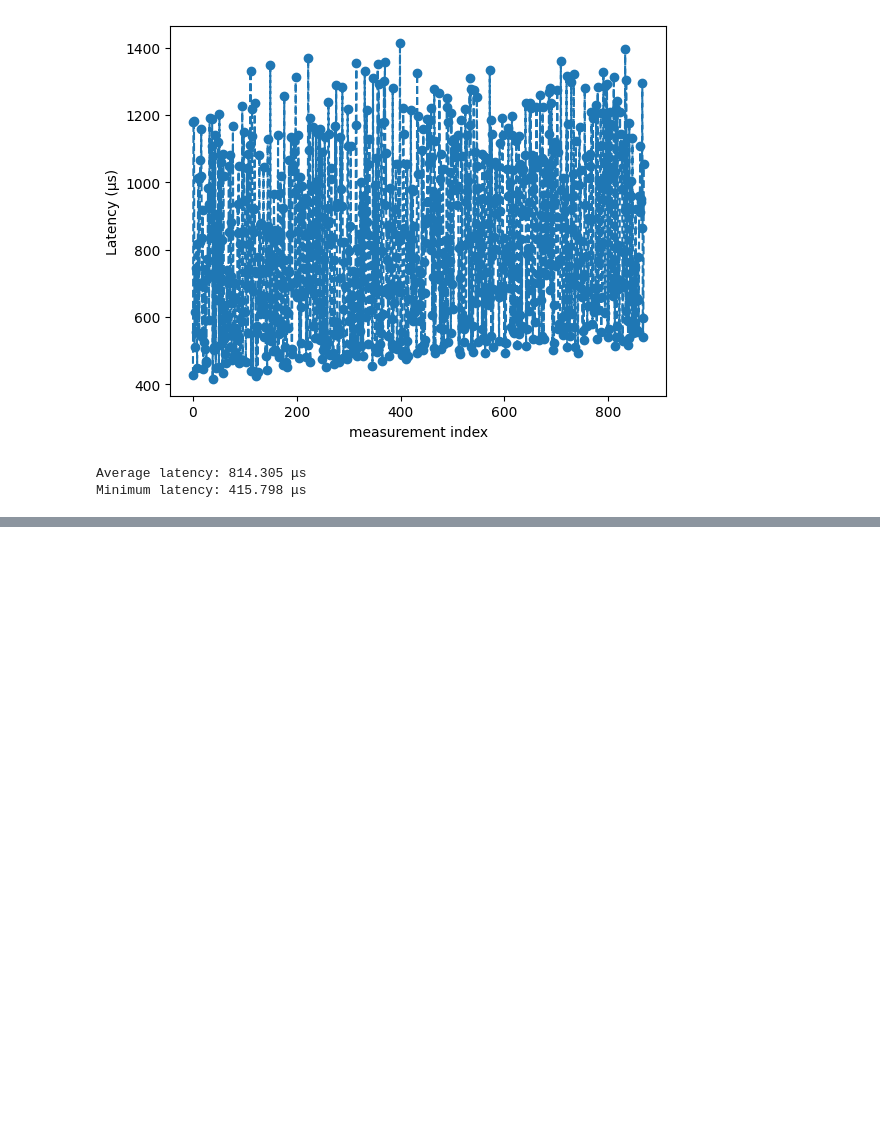
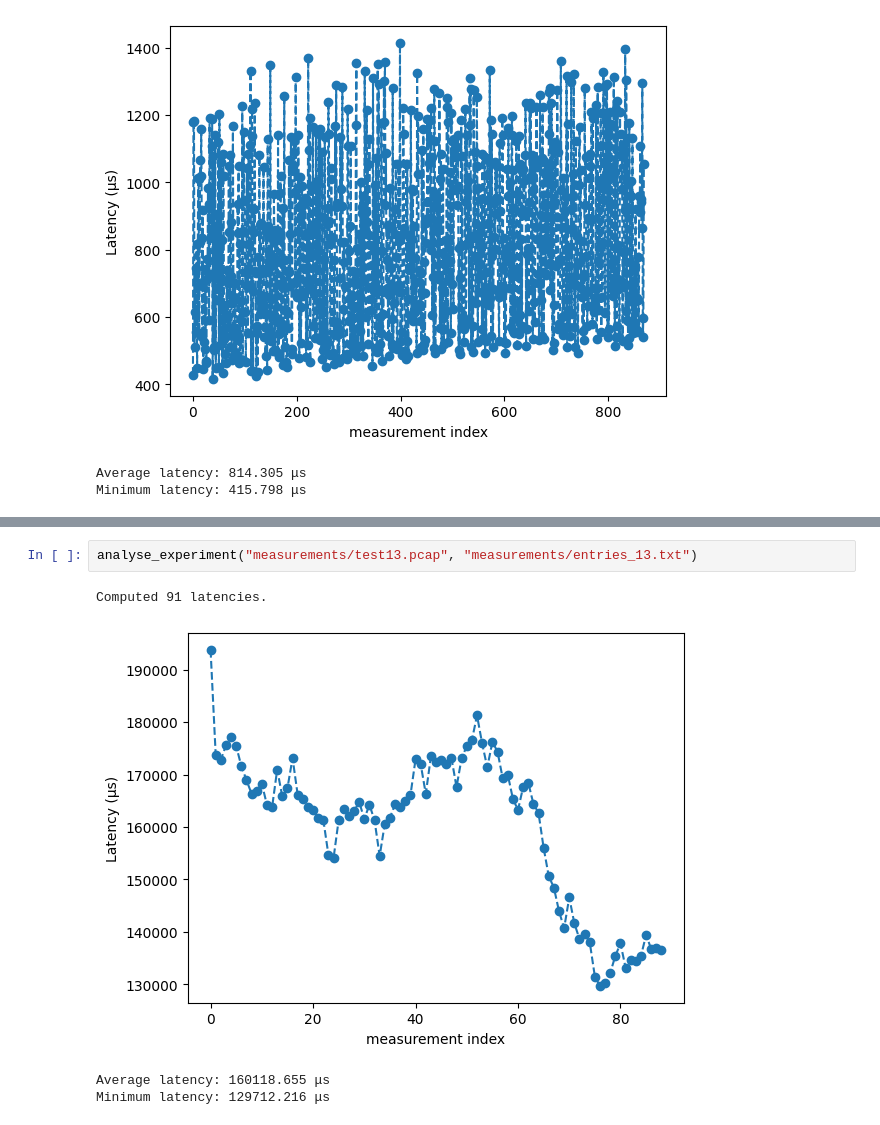
Before and after one commit to gespel/XenoFlow, a Jupyter notebook: experiments/entry_latency/entry_latency.ipynb, the cells around one changed output, grey strips where cells are left out. Saved outputs shown, nothing was run; the diff lists cells and outputs as text; blank space fills up the shorter version.

```diff
--- a/experiments/entry_latency/entry_latency.ipynb
+++ b/experiments/entry_latency/entry_latency.ipynb
@@ -156,0 +162,7 @@ Minimum latency: 415.798 μs
+# %%
+analyse_experiment("measurements/test13.pcap", "measurements/entries_13.txt")
+# %% [output]
+Computed 91 latencies.
+[figure, added]
+Average latency: 160118.655 μs
+Minimum latency: 129712.216 μs
```
Also changed, not shown: parts of 6 cells of this notebook.
